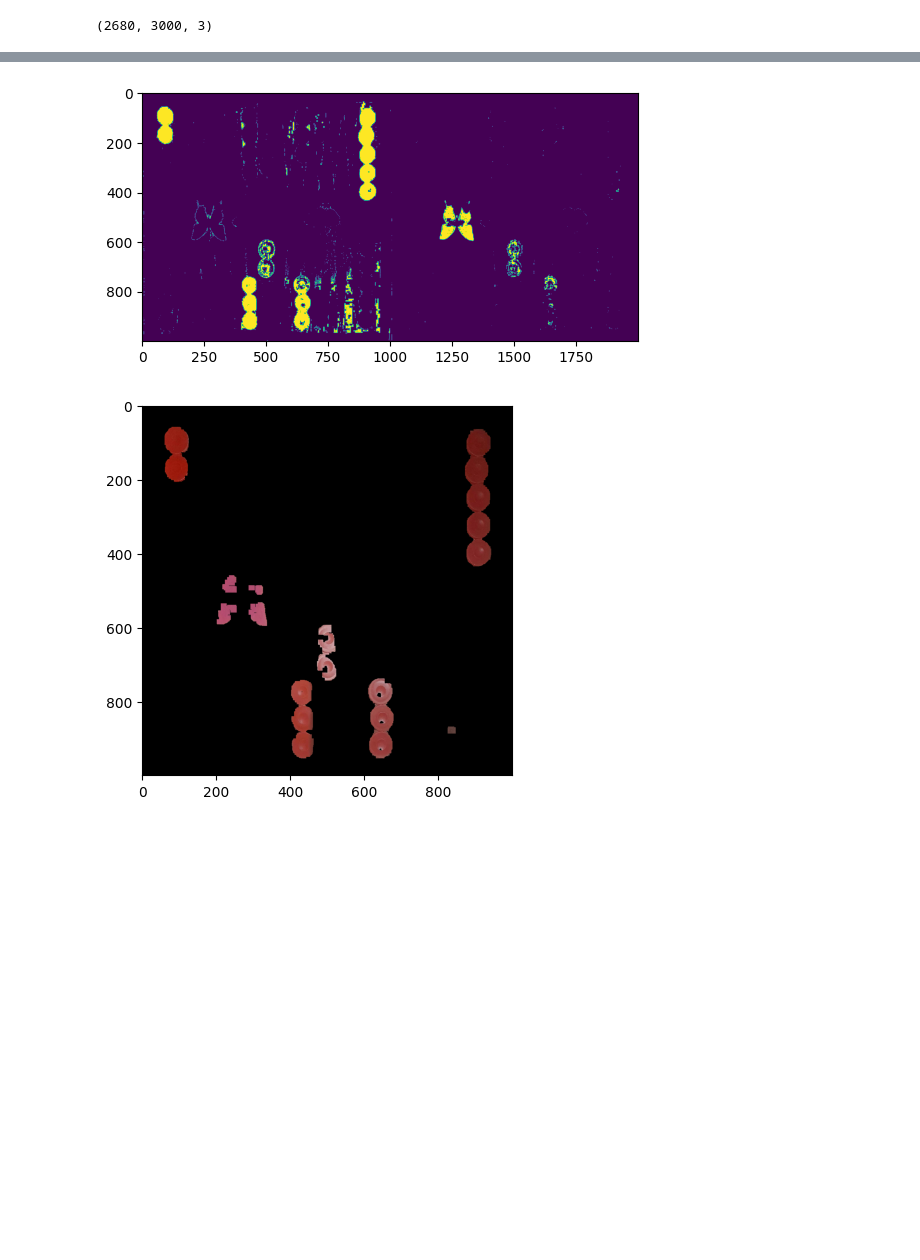
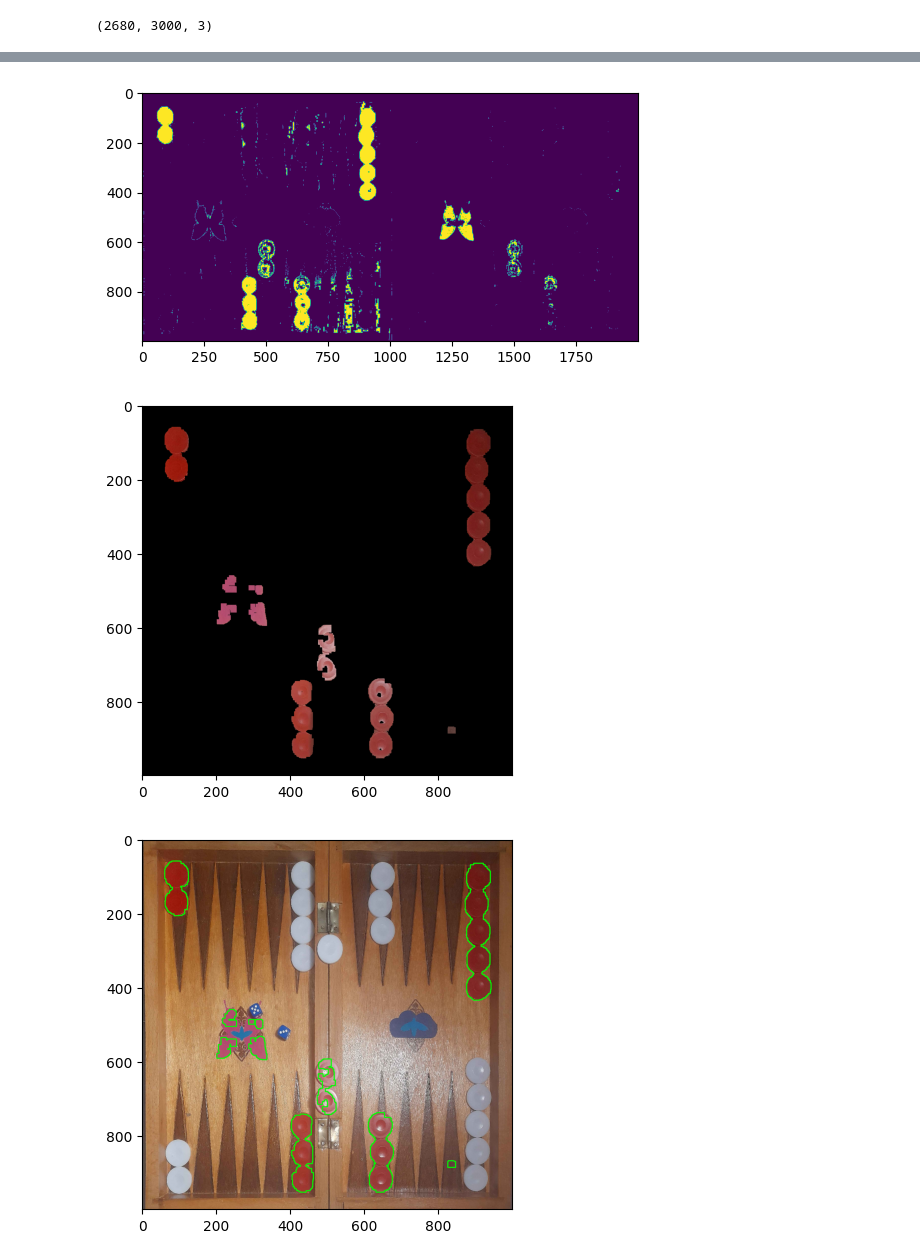
Before and after one commit to RobertKowalczewski/CVProject2, a Jupyter notebook: project2.ipynb, the cells around one changed output, grey strips where cells are left out. Drawn from its saved outputs; the diff is of its cells as text; code cells hidden in the pictures; blank space fills up the shorter version.

```diff
--- a/project2.ipynb
+++ b/project2.ipynb
@@ -35,35 +45,47 @@ plt.show()
 # %%
+#detect red
+
 img_hsv=cv2.cvtColor(board_, cv2.COLOR_RGB2HSV)
 
 k = np.ones((5,5))
 # lower mask (0-10)
 lb = 50
 lower_red = np.array([0,lb,lb])
 upper_red = np.array([4,255,255])
 mask0 = cv2.inRange(img_hsv, lower_red, upper_red)
 
 # upper mask (170-180)
 lower_red = np.array([170,lb,lb])
 upper_red = np.array([180,255,255])
 mask1 = cv2.inRange(img_hsv, lower_red, upper_red)
 
 plt.imshow(np.concatenate([mask0, mask1], axis=1))
 plt.show()
 
 # join my masks
-mask = mask0+mask1
-mask = cv2.erode(mask, k)
-mask = cv2.erode(mask, k)
-mask = cv2.erode(mask, k)
-mask = cv2.dilate(mask, k)
-mask = cv2.dilate(mask, k)
-mask = cv2.dilate(mask, k)
+redmask = mask0+mask1
+redmask = cv2.erode(redmask, k)
+redmask = cv2.erode(redmask, k)
+redmask = cv2.erode(redmask, k)
+redmask = cv2.dilate(redmask, k)
+redmask = cv2.dilate(redmask, k)
+redmask = cv2.dilate(redmask, k)
 
 output_img = board_.copy()
-output_img[np.where(mask==0)] = 0
+output_img[np.where(redmask==0)] = 0
 
 plt.imshow(output_img)
 plt.show()
+
+contours, _ = cv2.findContours(redmask, cv2.RETR_EXTERNAL, cv2.CHAIN_APPROX_SIMPLE)
+
+red_pawns = np.array(board_)
+
+cv2.drawContours(red_pawns, contours, -1, (0, 255, 0), 2)
+
+plt.imshow(red_pawns)
+plt.show()
 # %% [output]
 [figure]
 [figure]
+[figure, added]
```
Also changed, not shown: parts of 4 cells of this notebook.
